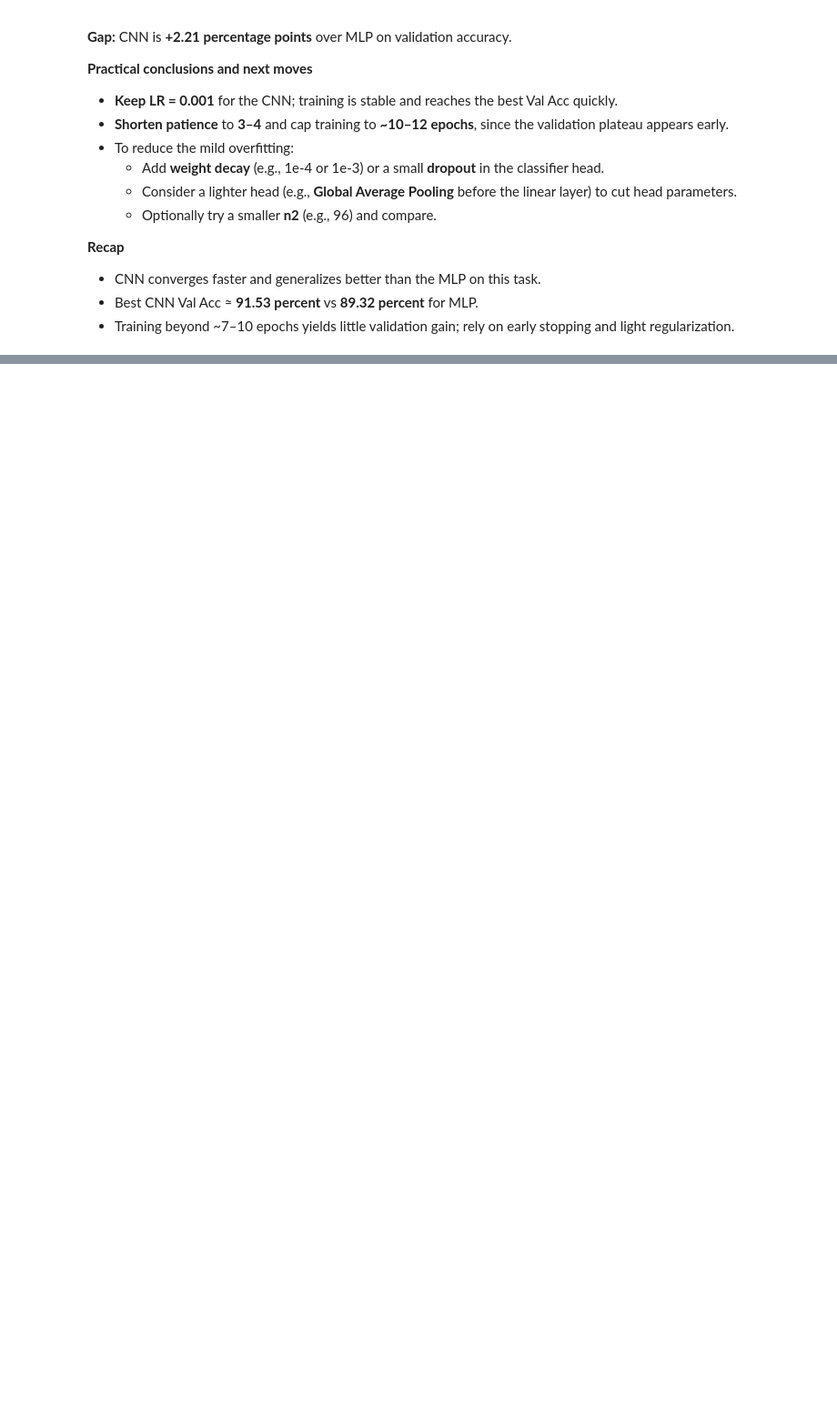
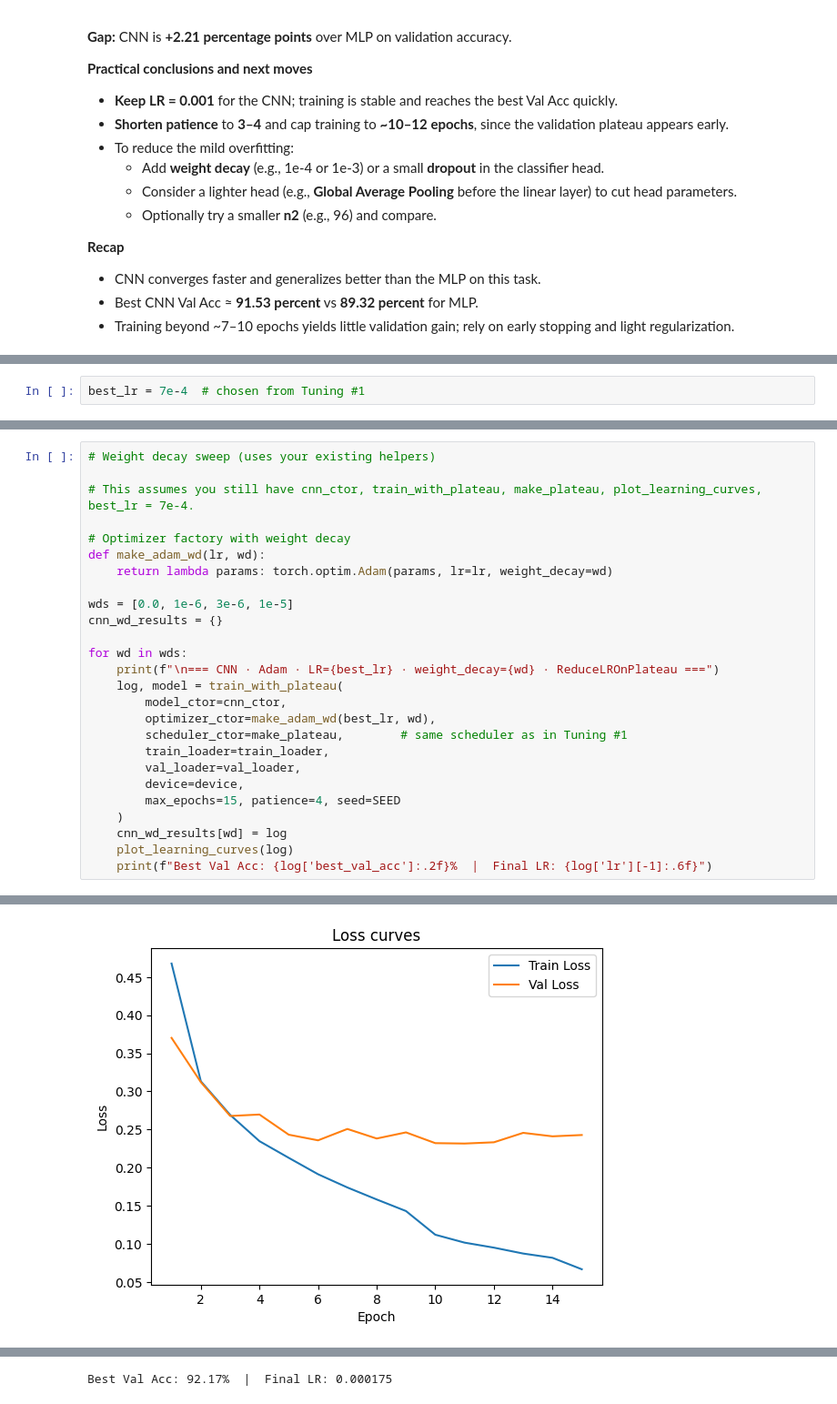
Before and after one commit to IvanNece/LABS_ML_Vision_Multimedia, a Jupyter notebook: Lab02_HyperparameterSelection/Hyper-parameter tuning on Fashion-MNIST (PyTorch).ipynb, the cells around one changed output, grey strips where cells are left out. Shown at 91% size. Cells and saved outputs as stored; diff of their text form; blank space fills up the shorter version.

```diff
--- a/Lab02_HyperparameterSelection/Hyper-parameter tuning on Fashion-MNIST (PyTorch).ipynb
+++ b/Lab02_HyperparameterSelection/Hyper-parameter tuning on Fashion-MNIST (PyTorch).ipynb
@@ -999,0 +1253,2 @@ Saved: cnn_architecture.svg
+# %%
+best_lr = 7e-4  # chosen from Tuning #1
@@ -999,0 +1276,27 @@ Saved: cnn_architecture.svg
+# %%
+# Weight decay sweep (uses your existing helpers)
+
+# This assumes you still have cnn_ctor, train_with_plateau, make_plateau, plot_learning_curves, best_lr = 7e-4.
+
+# Optimizer factory with weight decay
+def make_adam_wd(lr, wd):
+    return lambda params: torch.optim.Adam(params, lr=lr, weight_decay=wd)
+
+wds = [0.0, 1e-6, 3e-6, 1e-5]
+cnn_wd_results = {}
+
+for wd in wds:
+    print(f"\n=== CNN · Adam · LR={best_lr} · weight_decay={wd} · ReduceLROnPlateau ===")
+    log, model = train_with_plateau(
+        model_ctor=cnn_ctor,
+        optimizer_ctor=make_adam_wd(best_lr, wd),
+        scheduler_ctor=make_plateau,        # same scheduler as in Tuning #1
+        train_loader=train_loader,
+        val_loader=val_loader,
+        device=device,
+        max_epochs=15, patience=4, seed=SEED
+    )
+    cnn_wd_results[wd] = log
+    plot_learning_curves(log)
+    print(f"Best Val Acc: {log['best_val_acc']:.2f}%  |  Final LR: {log['lr'][-1]:.6f}")
+# %% [output]
@@ -999,0 +1319 @@ Saved: cnn_architecture.svg
+[figure, added]
@@ -999,0 +1381 @@ Saved: cnn_architecture.svg
+Best Val Acc: 92.17%  |  Final LR: 0.000175
```
Also changed, not shown: parts of 23 cells of this notebook.
